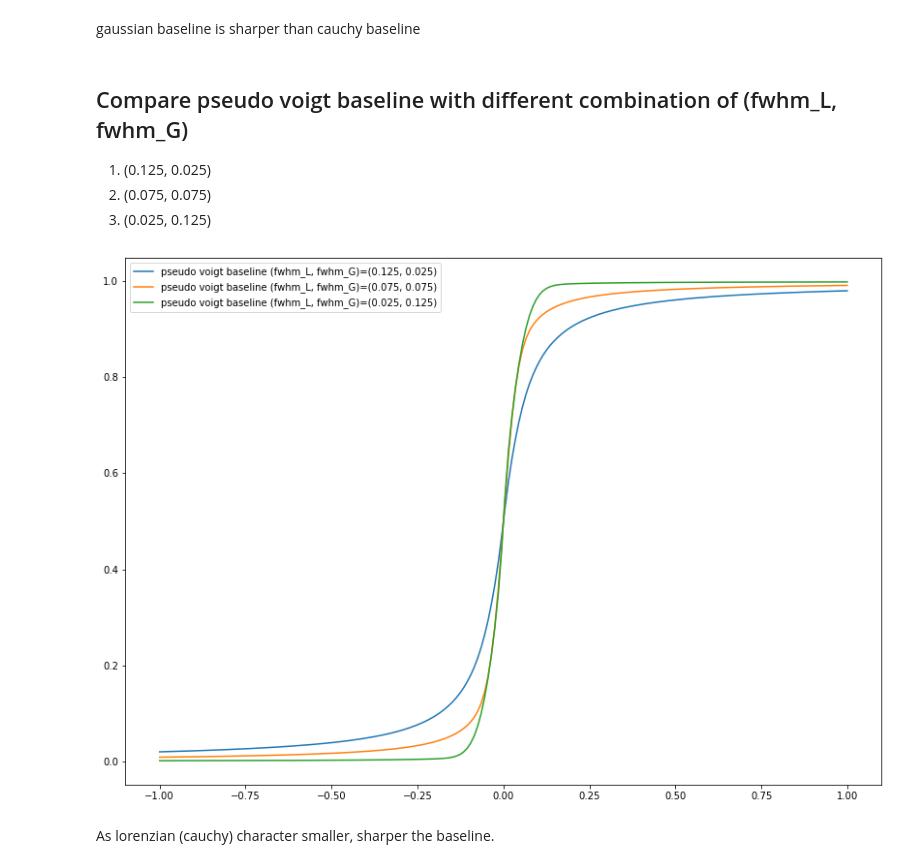
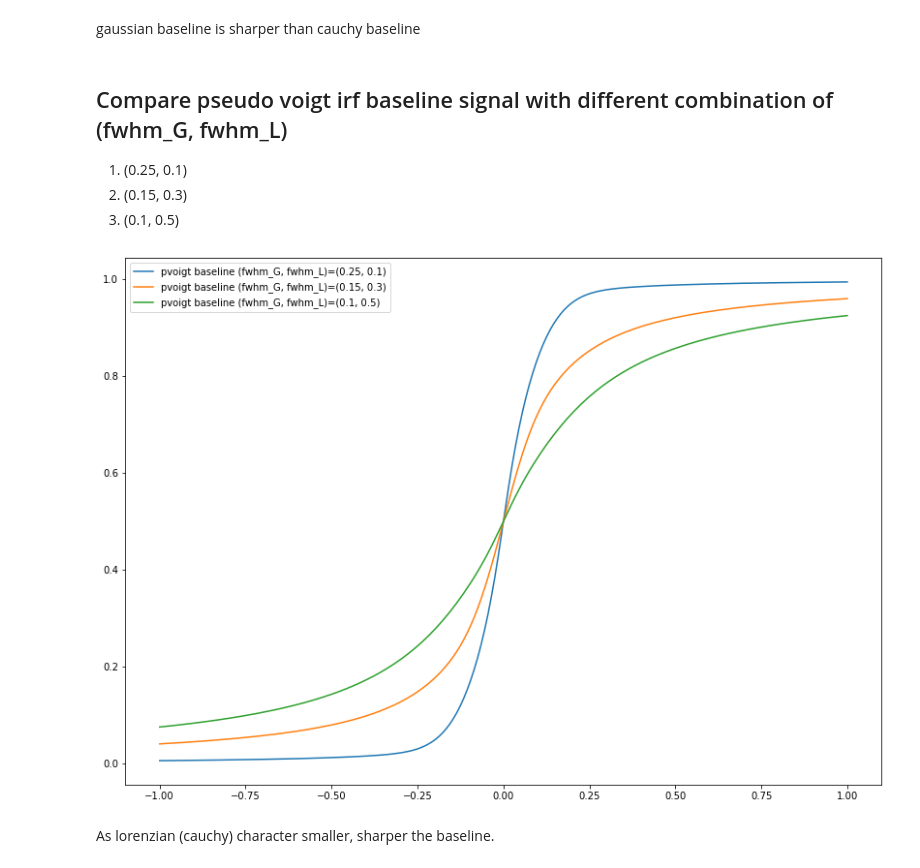
Before and after one commit to pistack/TRXASprefitpack-example, a Jupyter notebook: IRF.ipynb, the cells around one changed output. Saved outputs shown, nothing was run; the diff lists cells and outputs as text; code cells hidden in the pictures.

```diff
--- a/IRF.ipynb
+++ b/IRF.ipynb
@@ -95,26 +148,26 @@ plt.show()
 # %% [markdown]
 gaussian baseline is sharper than cauchy baseline
 # %% [markdown]
-## Compare pseudo voigt baseline with different combination of (fwhm_L, fwhm_G)
-1. (0.125, 0.025)
-2. (0.075, 0.075)
-3. (0.025, 0.125)
+## Compare pseudo voigt irf baseline signal with different combination of (fwhm_G, fwhm_L)
+1. (0.25, 0.1)
+2. (0.15, 0.3)
+3. (0.1, 0.5)
 # %%
-fwhm1 = np.array([0.025, 0.125])
-fwhm2 = np.array([0.075, 0.075])
-fwhm3 = np.array([0.125, 0.025])
+fwhm_1 = [0.25, 0.1]
+fwhm_2 = [0.15, 0.3]
+fwhm_3 = [0.1, 0.5]
 tau = np.zeros(0)
 c = np.ones(1)
-pv1_baseline = model_n_comp_conv(t, fwhm1, tau, c, base=True, irf='pv')
-pv2_baseline = model_n_comp_conv(t, fwhm2, tau, c, base=True, irf='pv')
-pv3_baseline = model_n_comp_conv(t, fwhm3, tau, c, base=True, irf='pv')
-plt.plot(t, pv1_baseline, label='pseudo voigt baseline (fwhm_L, fwhm_G)=(0.125, 0.025)')
-plt.plot(t, pv2_baseline, label='pseudo voigt baseline (fwhm_L, fwhm_G)=(0.075, 0.075)')
-plt.plot(t, pv3_baseline, label='pseudo voigt baseline (fwhm_L, fwhm_G)=(0.025, 0.125)')
+pv1_baseline = model_n_comp_conv(t, fwhm_1, tau, c, base=True, irf='pv')
+pv2_baseline = model_n_comp_conv(t, fwhm_2, tau, c, base=True, irf='pv')
+pv3_baseline = model_n_comp_conv(t, fwhm_3, tau, c, base=True, irf='pv')
+plt.plot(t, pv1_baseline, label=f'pvoigt baseline (fwhm_G, fwhm_L)=({fwhm_1[0]}, {fwhm_1[1]})')
+plt.plot(t, pv2_baseline, label=f'pvoigt baseline (fwhm_G, fwhm_L)=({fwhm_2[0]}, {fwhm_2[1]})')
+plt.plot(t, pv3_baseline, label=f'pvoigt baseline (fwhm_G, fwhm_L)=({fwhm_3[0]}, {fwhm_3[1]})')
 plt.legend()
 plt.show()
 # %% [output]
-[figure, old version]
+[figure, new version]
 # %% [markdown]
 As lorenzian (cauchy) character smaller, sharper the baseline.
 # %% [markdown]
```
Also changed, not shown: parts of 14 cells of this notebook, 5 other files.
